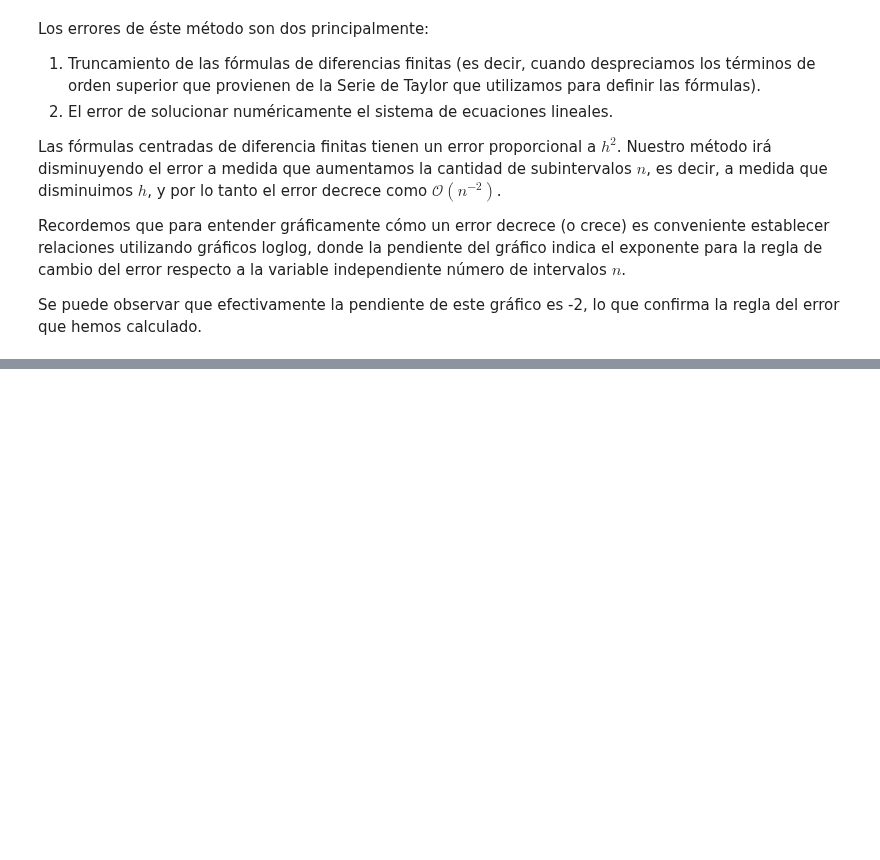
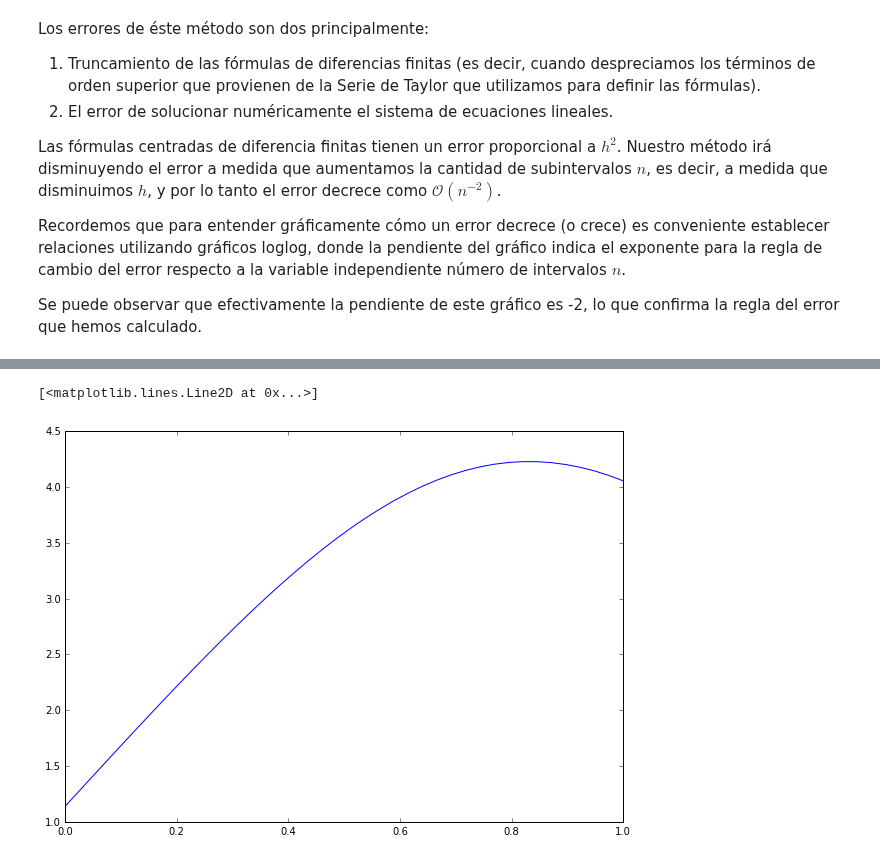
Before and after one commit to asazo/CC2, a Jupyter notebook: finitediff.ipynb, the cells around one changed output, grey strips where cells are left out. Cells and saved outputs as stored; diff of their text form; code cells hidden in the pictures; blank space fills up the shorter version.

```diff
--- a/finitediff.ipynb
+++ b/finitediff.ipynb
@@ -131,0 +162,38 @@ pendiente: -1.92040335823
+# %%
+n = 40
+t = np.linspace(0, 1, n)
+w = np.zeros((n))
+h = 1.0 / (n + 1)
+ya = 1
+yb = 4
+
+# Matriz de diferencias finitas que depende de n
+def jacobian(n, w, h):
+    m = np.zeros((n,n), dtype=float)
+    np.fill_diagonal(m, 2.0*h**2.0 * w -2-h**2)
+    dix, diy = np.diag_indices(n)
+    dix = dix[:-1]
+    diy = diy[:-1] + 1
+    m[(dix, diy)] = 1
+    dix = dix + 1
+    diy = diy - 1
+    m[(dix, diy)] = 1
+    return m
+
+def f(n, w, h):
+    y = np.zeros((n))
+    y[0] = ya       - (2+h**2)*w[0]   + h**2*w[0]**2   + w[1]
+    y[n-1] = w[n-2] - (2+h**2)*w[n-1] + h**2*w[n-1]**2 + yb
+    for i in range(1, n-1):
+        y[i] = w[i-1] - (2+h**2)*w[i] + h**2*w[i]**2 + w[i+1]
+    return y
+
+for i in range(10):
+    w = w - np.linalg.solve(jacobian(n, w, h), f(n, w, h))
+
+
+plt.figure(figsize=(10,7))
+plt.plot(t, w)
+# %% [output]
+[<matplotlib.lines.Line2D at 0x...>]
+[figure, added]
```
Also changed, not shown: parts of 5 cells of this notebook.
